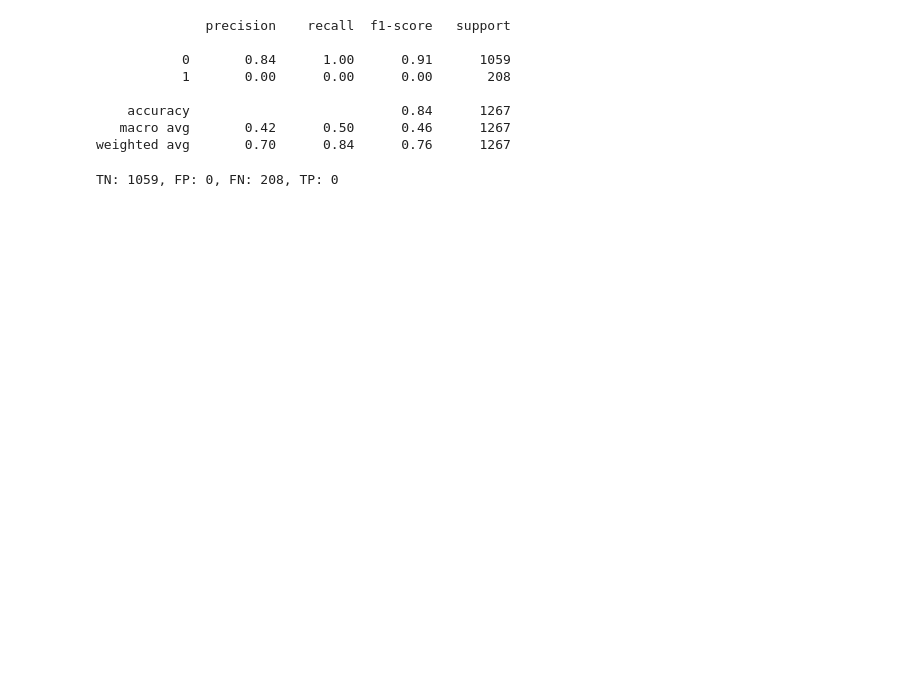
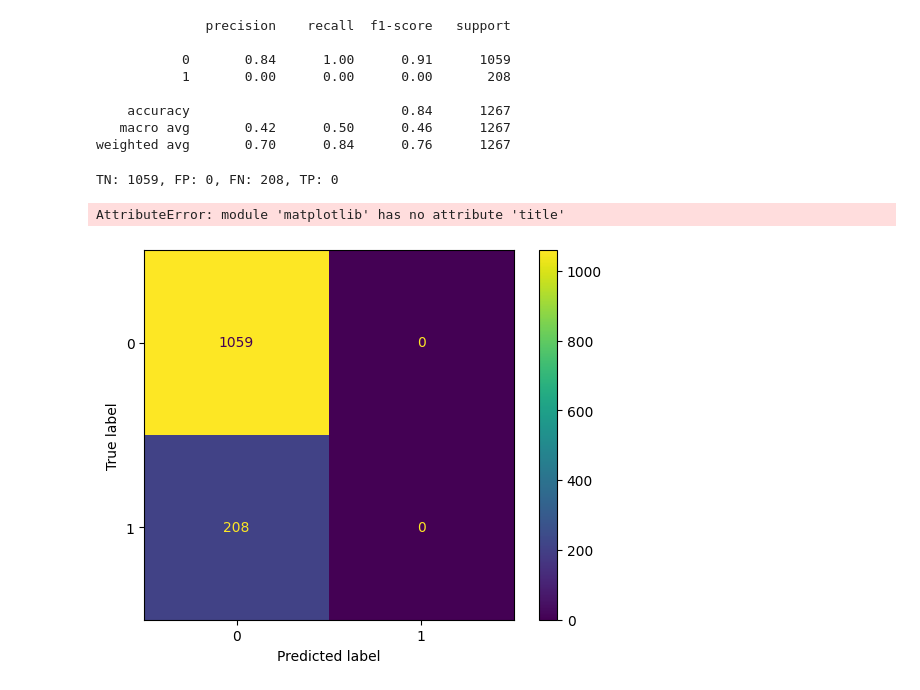
Before and after one commit to Frederik11111/Final-exam-project-GDS, a Jupyter notebook: notebook.ipynb, the cells around one changed output. Cells and saved outputs as stored; diff of their text form; code cells hidden in the pictures; blank space fills up the shorter version.

```diff
--- a/notebook.ipynb
+++ b/notebook.ipynb
@@ -507,5 +521,10 @@ weighted avg       0.70      0.84      0.76      1267
 # %%
 liar_nn_cm = confusion_matrix(liar_labels, liar_nn)
 print(f"TN: {liar_nn_cm[0][0]}, FP: {liar_nn_cm[0][1]}, FN: {liar_nn_cm[1][0]}, TP: {liar_nn_cm[1][1]}")
+
+disp = ConfusionMatrixDisplay(confusion_matrix=liar_nn_cm)
+disp.plot()
 # %% [output]
 TN: 1059, FP: 0, FN: 208, TP: 0
+AttributeError: module 'matplotlib' has no attribute 'title'
+[figure, added]
```
Also changed, not shown: parts of 11 cells of this notebook.
